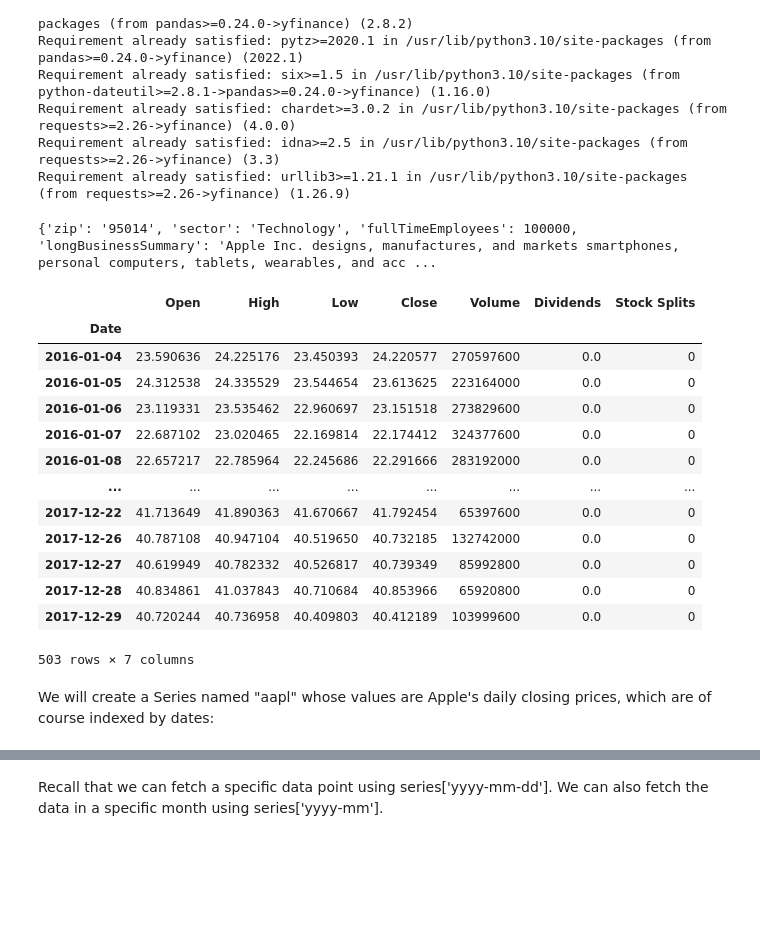
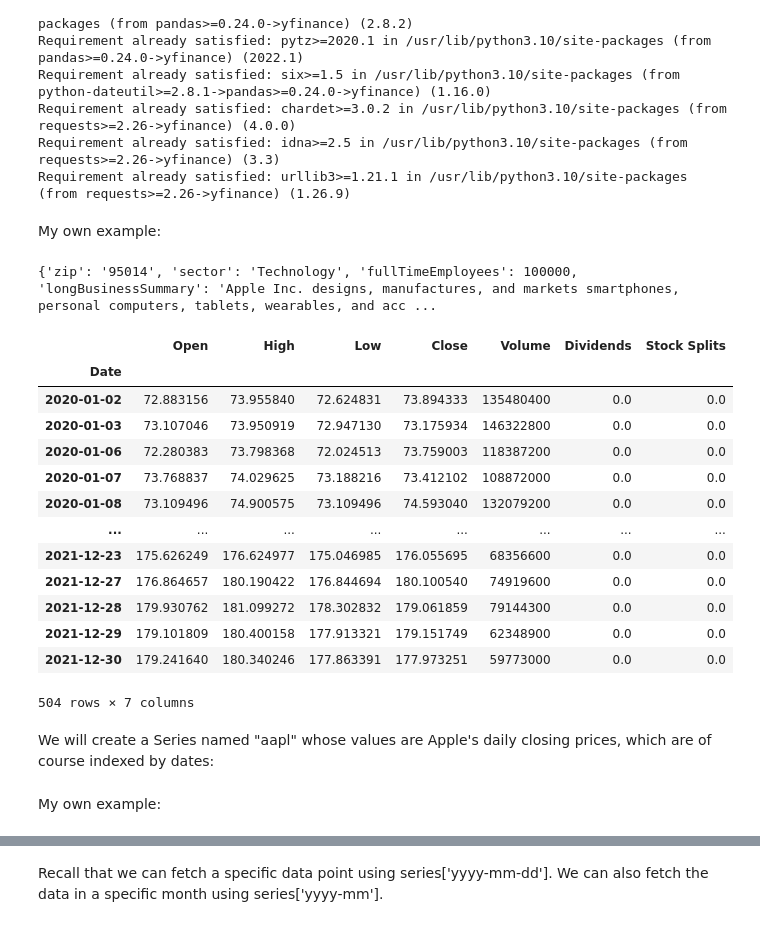
Before and after one commit to stsanchezl/AlgorithmsUN2021II, a Jupyter notebook: Lab1/stsanchezl_Lab1.ipynb, the cells around one changed output, grey strips where cells are left out. Cells and saved outputs as stored; diff of their text form; code cells hidden in the pictures; blank space fills up the shorter version.

```diff
--- a/Lab1/stsanchezl_Lab1.ipynb
+++ b/Lab1/stsanchezl_Lab1.ipynb
@@ -1160,33 +1160,37 @@ Requirement already satisfied: six>=1.5 in /usr/lib/python3.10/site-packages (fr
 Requirement already satisfied: chardet>=3.0.2 in /usr/lib/python3.10/site-packages (from requests>=2.26->yfinance) (4.0.0)
 Requirement already satisfied: idna>=2.5 in /usr/lib/python3.10/site-packages (from requests>=2.26->yfinance) (3.3)
 Requirement already satisfied: urllib3>=1.21.1 in /usr/lib/python3.10/site-packages (from requests>=2.26->yfinance) (1.26.9)
+# %% [markdown]
+My own example:
 # %%
 import yfinance as yf
 
 aapl = yf.Ticker("AAPL")
 
 # get stock info
 print(aapl.info)
 
 # get historical market data
-aapl_table = aapl.history(start="2016-01-01",  end="2017-12-31")
+aapl_table = aapl.history(start="2020-01-01",  end="2021-12-31")
 aapl_table
 # %% [output]
 {'zip': '95014', 'sector': 'Technology', 'fullTimeEmployees': 100000, 'longBusinessSummary': 'Apple Inc. designs, manufactures, and markets smartphones, personal computers, tablets, wearables, and acc ...
 |  | Open | High | Low | Close | Volume | Dividends | Stock Splits |
 | Date |  |  |  |  |  |  |  |
-| 2016-01-04 | 23.590636 | 24.225176 | 23.450393 | 24.220577 | 270597600 | 0.0 | 0 |
-| 2016-01-05 | 24.312538 | 24.335529 | 23.544654 | 23.613625 | 223164000 | 0.0 | 0 |
-| 2016-01-06 | 23.119331 | 23.535462 | 22.960697 | 23.151518 | 273829600 | 0.0 | 0 |
-| 2016-01-07 | 22.687102 | 23.020465 | 22.169814 | 22.174412 | 324377600 | 0.0 | 0 |
-| 2016-01-08 | 22.657217 | 22.785964 | 22.245686 | 22.291666 | 283192000 | 0.0 | 0 |
+| 2020-01-02 | 72.883156 | 73.955840 | 72.624831 | 73.894333 | 135480400 | 0.0 | 0.0 |
+| 2020-01-03 | 73.107046 | 73.950919 | 72.947130 | 73.175934 | 146322800 | 0.0 | 0.0 |
+| 2020-01-06 | 72.280383 | 73.798368 | 72.024513 | 73.759003 | 118387200 | 0.0 | 0.0 |
+| 2020-01-07 | 73.768837 | 74.029625 | 73.188216 | 73.412102 | 108872000 | 0.0 | 0.0 |
+| 2020-01-08 | 73.109496 | 74.900575 | 73.109496 | 74.593040 | 132079200 | 0.0 | 0.0 |
 | ... | ... | ... | ... | ... | ... | ... | ... |
-| 2017-12-22 | 41.713649 | 41.890363 | 41.670667 | 41.792454 | 65397600 | 0.0 | 0 |
-| 2017-12-26 | 40.787108 | 40.947104 | 40.519650 | 40.732185 | 132742000 | 0.0 | 0 |
-| 2017-12-27 | 40.619949 | 40.782332 | 40.526817 | 40.739349 | 85992800 | 0.0 | 0 |
-| 2017-12-28 | 40.834861 | 41.037843 | 40.710684 | 40.853966 | 65920800 | 0.0 | 0 |
-| 2017-12-29 | 40.720244 | 40.736958 | 40.409803 | 40.412189 | 103999600 | 0.0 | 0 |
+| 2021-12-23 | 175.626249 | 176.624977 | 175.046985 | 176.055695 | 68356600 | 0.0 | 0.0 |
+| 2021-12-27 | 176.864657 | 180.190422 | 176.844694 | 180.100540 | 74919600 | 0.0 | 0.0 |
+| 2021-12-28 | 179.930762 | 181.099272 | 178.302832 | 179.061859 | 79144300 | 0.0 | 0.0 |
+| 2021-12-29 | 179.101809 | 180.400158 | 177.913321 | 179.151749 | 62348900 | 0.0 | 0.0 |
+| 2021-12-30 | 179.241640 | 180.340246 | 177.863391 | 177.973251 | 59773000 | 0.0 | 0.0 |
-503 rows × 7 columns
+504 rows × 7 columns
 # %% [markdown]
 We will create a Series named "aapl" whose values are Apple's daily closing prices, which are of course indexed by dates:
+# %% [markdown]
+My own example:
 # %%
```
Also changed, not shown: parts of 69 cells of this notebook.
